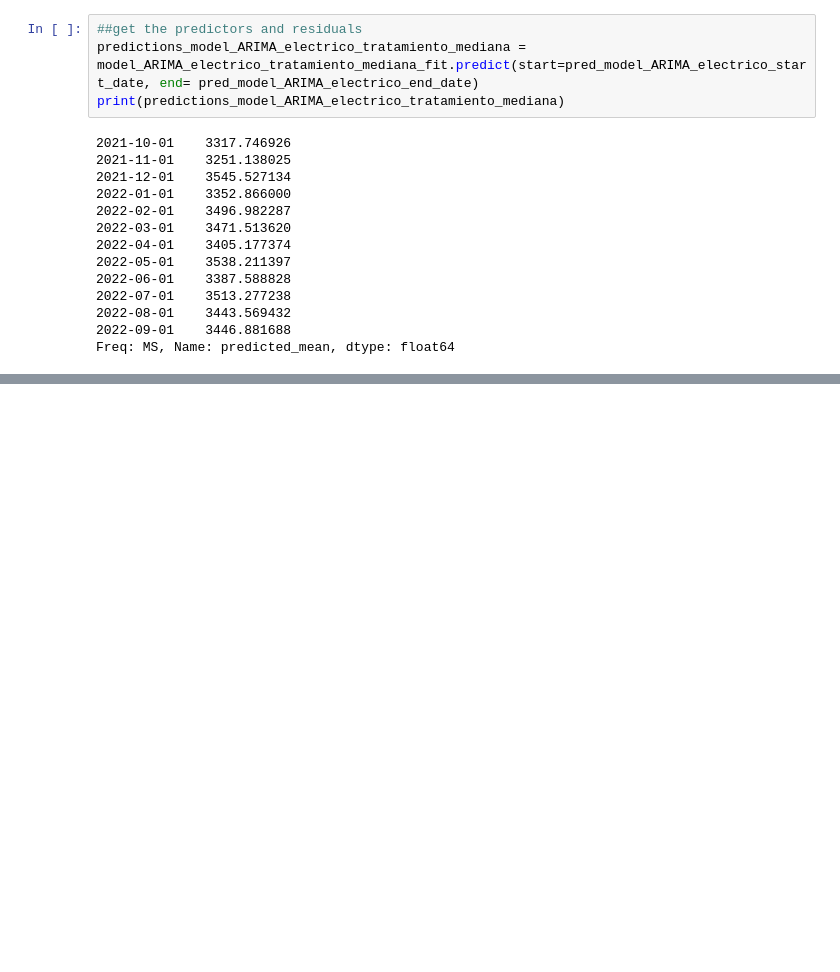
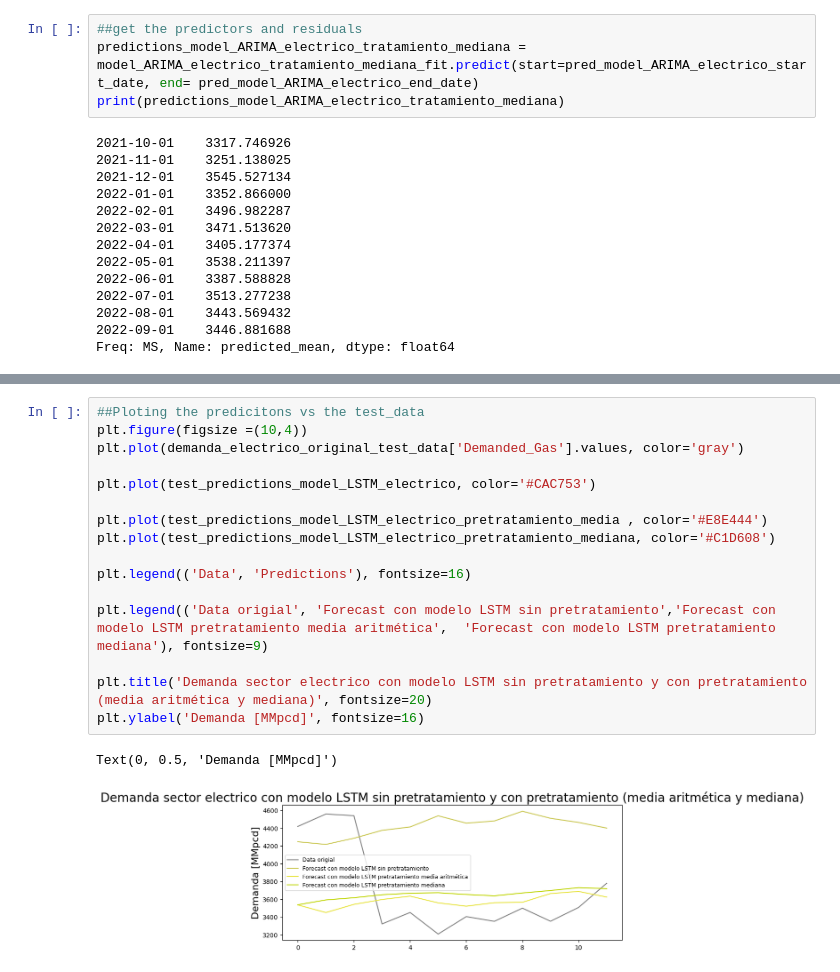
Before and after one commit to Sergio-Ibarra-1795/MIS_Tesis_GitHub, a Jupyter notebook: Demanda_electrico_LSTM_full.ipynb, the cells around one changed output, grey strips where cells are left out. Saved outputs shown, nothing was run; the diff lists cells and outputs as text; blank space fills up the shorter version.

```diff
--- a/Demanda_electrico_LSTM_full.ipynb
+++ b/Demanda_electrico_LSTM_full.ipynb
@@ -1560,3 +1581,22 @@ Freq: MS, Name: predicted_mean, dtype: float64
+# %%
+##Ploting the predicitons vs the test_data
+plt.figure(figsize =(10,4))
+plt.plot(demanda_electrico_original_test_data['Demanded_Gas'].values, color='gray')
+
+plt.plot(test_predictions_model_LSTM_electrico, color='#CAC753')
+
+plt.plot(test_predictions_model_LSTM_electrico_pretratamiento_media , color='#E8E444')
+plt.plot(test_predictions_model_LSTM_electrico_pretratamiento_mediana, color='#C1D608')
+
+plt.legend(('Data', 'Predictions'), fontsize=16)
+
+plt.legend(('Data origial', 'Forecast con modelo LSTM sin pretratamiento','Forecast con modelo LSTM pretratamiento media aritmética',  'Forecast con modelo LSTM pretratamiento mediana'), fontsize=9)
+
+plt.title('Demanda sector electrico con modelo LSTM sin pretratamiento y con pretratamiento (media aritmética y mediana)', fontsize=20)
+plt.ylabel('Demanda [MMpcd]', fontsize=16)
+# %% [output]
+Text(0, 0.5, 'Demanda [MMpcd]')
+[figure, added]
 # %%
 ##Ploting the predicitons vs the test_data
 plt.figure(figsize =(10,4))
```
Also changed, not shown: parts of 38 cells of this notebook.
